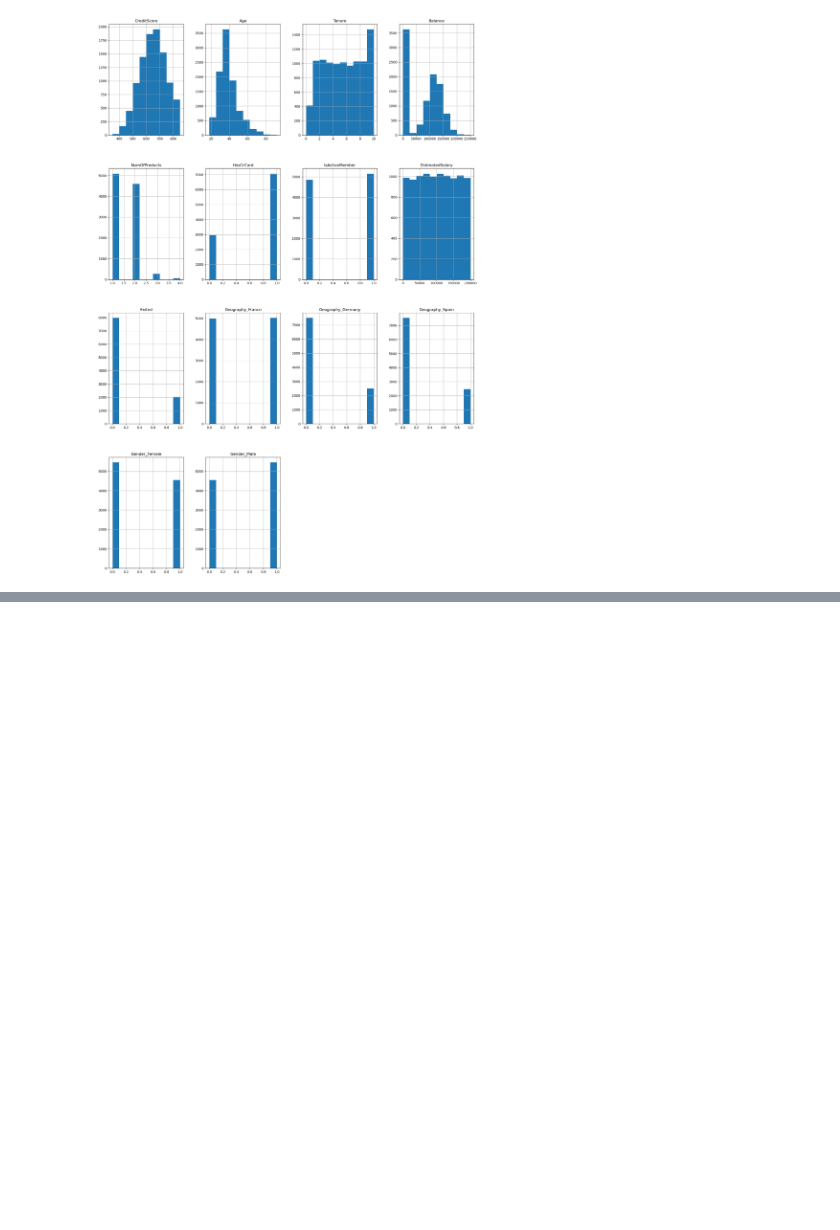
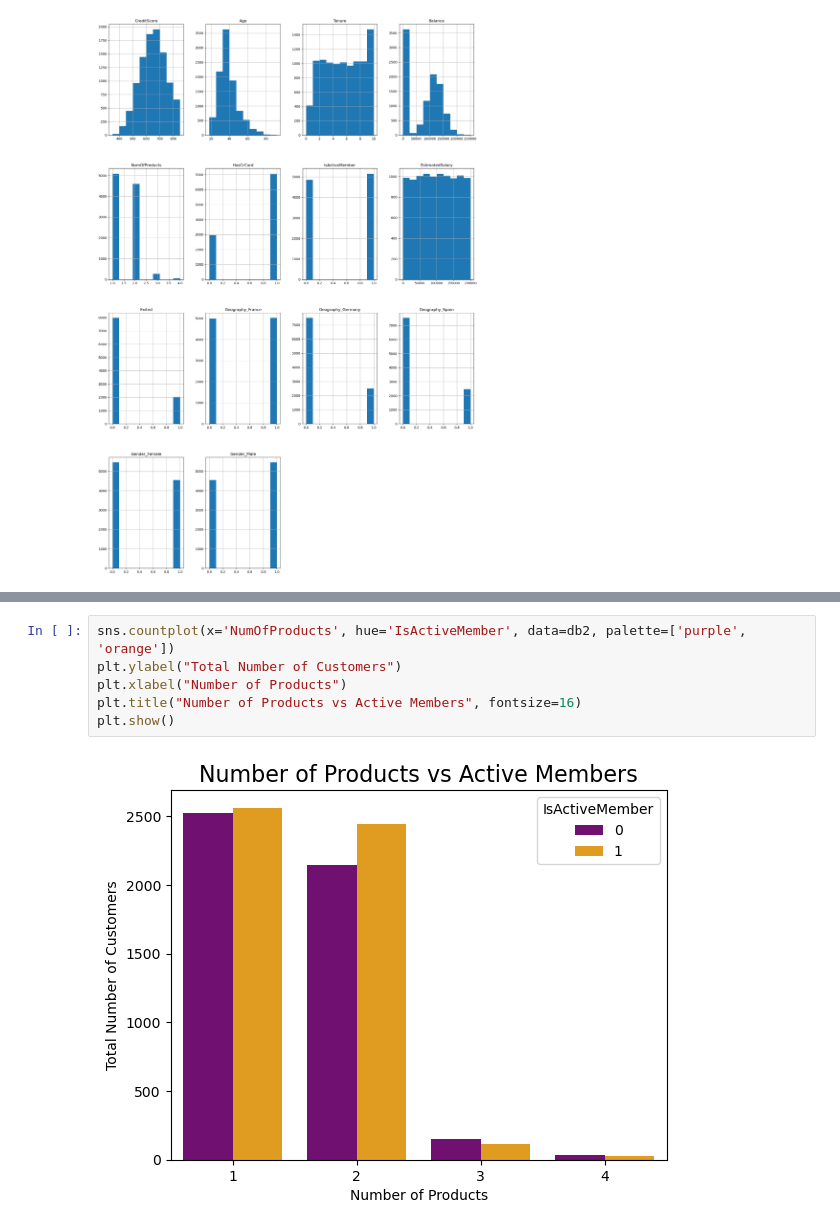
Before and after one commit to marlonmunoz/DeepLearning-ANN-Build-and-Optimize, a Jupyter notebook: ANN_project.ipynb, the cells around one changed output, grey strips where cells are left out. Drawn from its saved outputs; the diff is of its cells as text; blank space fills up the shorter version.

```diff
--- a/ANN_project.ipynb
+++ b/ANN_project.ipynb
@@ -154,0 +171,8 @@ plt.show()
+# %%
+sns.countplot(x='NumOfProducts', hue='IsActiveMember', data=db2, palette=['purple', 'orange'])
+plt.ylabel("Total Number of Customers")
+plt.xlabel("Number of Products")
+plt.title("Number of Products vs Active Members", fontsize=16)
+plt.show()
+# %% [output]
+[figure, added]
```
Also changed, not shown: parts of 3 cells of this notebook.
